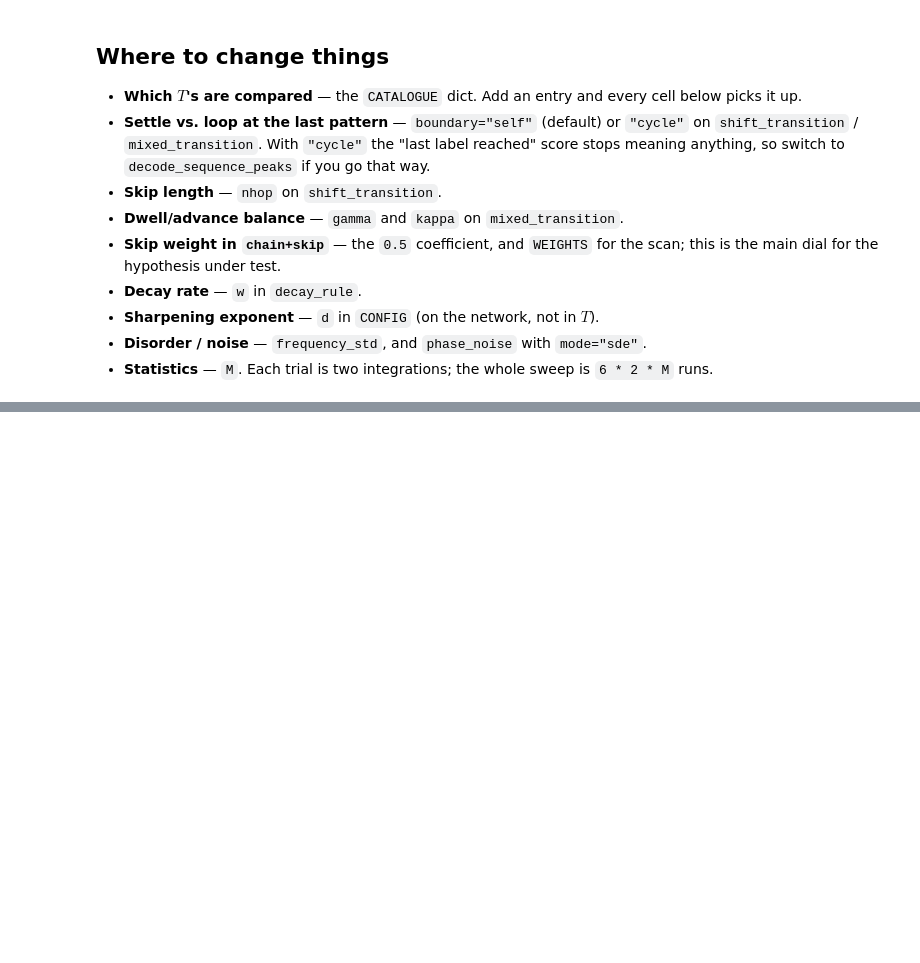
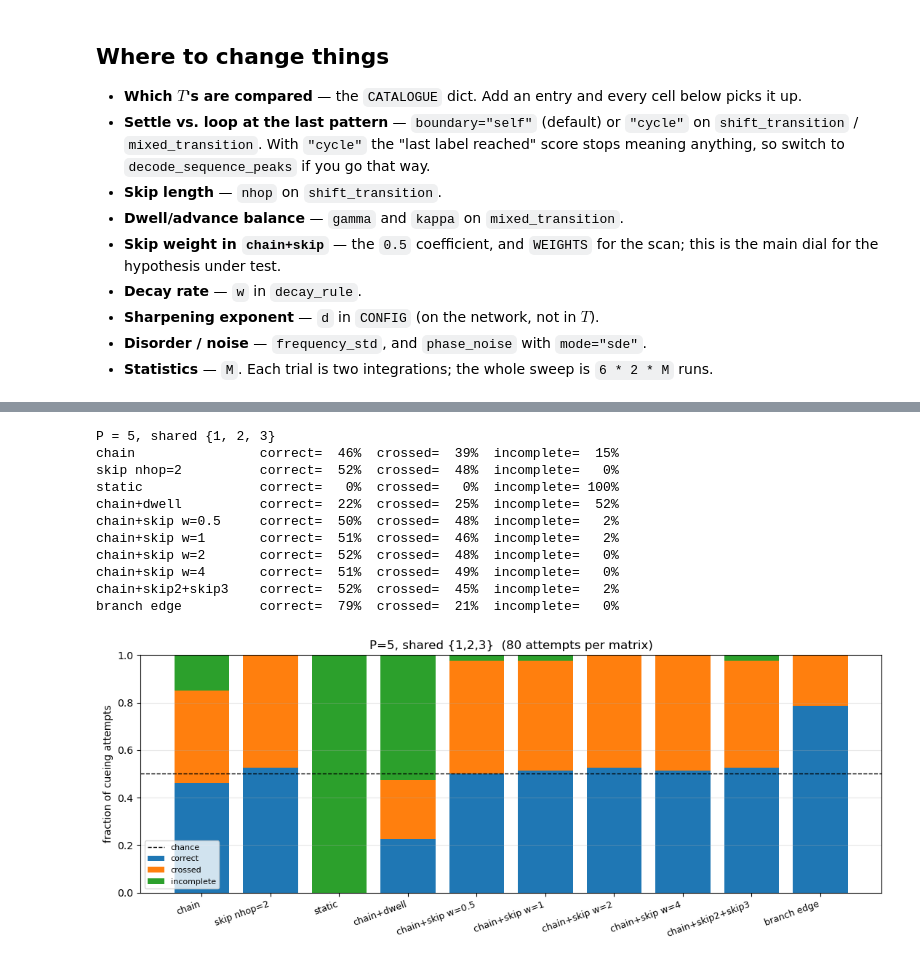
Before and after one commit to dvnrlv/Kuramoto-CD-DAM, a Jupyter notebook: kuramoto/crossover_transition.ipynb, the cells around one changed output, grey strips where cells are left out. Drawn from its saved outputs; the diff is of its cells as text; code cells hidden in the pictures; blank space fills up the shorter version.

```diff
--- a/kuramoto/crossover_transition.ipynb
+++ b/kuramoto/crossover_transition.ipynb
@@ -432,0 +821,18 @@ plt.show()
+# %%
+print("P = 5, shared {1, 2, 3}")
+out_e3, first_e3 = rule_sweep(rule_catalogue(5, shared_run=3), 5, (1, 2, 3), duration=100.0)
+plot_rule_outcomes(out_e3, "P=5, shared {1,2,3}")
+plt.tight_layout(); plt.show()
+# %% [output]
+P = 5, shared {1, 2, 3}
+chain                correct=  46%  crossed=  39%  incomplete=  15%
+skip nhop=2          correct=  52%  crossed=  48%  incomplete=   0%
+static               correct=   0%  crossed=   0%  incomplete= 100%
+chain+dwell          correct=  22%  crossed=  25%  incomplete=  52%
+chain+skip w=0.5     correct=  50%  crossed=  48%  incomplete=   2%
+chain+skip w=1       correct=  51%  crossed=  46%  incomplete=   2%
+chain+skip w=2       correct=  52%  crossed=  48%  incomplete=   0%
+chain+skip w=4       correct=  51%  crossed=  49%  incomplete=   0%
+chain+skip2+skip3    correct=  52%  crossed=  45%  incomplete=   2%
+branch edge          correct=  79%  crossed=  21%  incomplete=   0%
+[figure, added]
```
Also changed, not shown: parts of 34 cells of this notebook, 1 other file.
